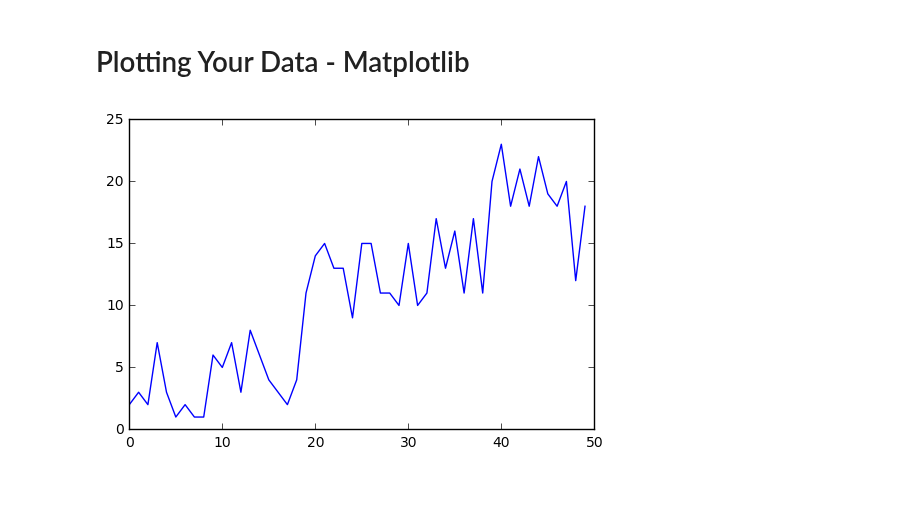
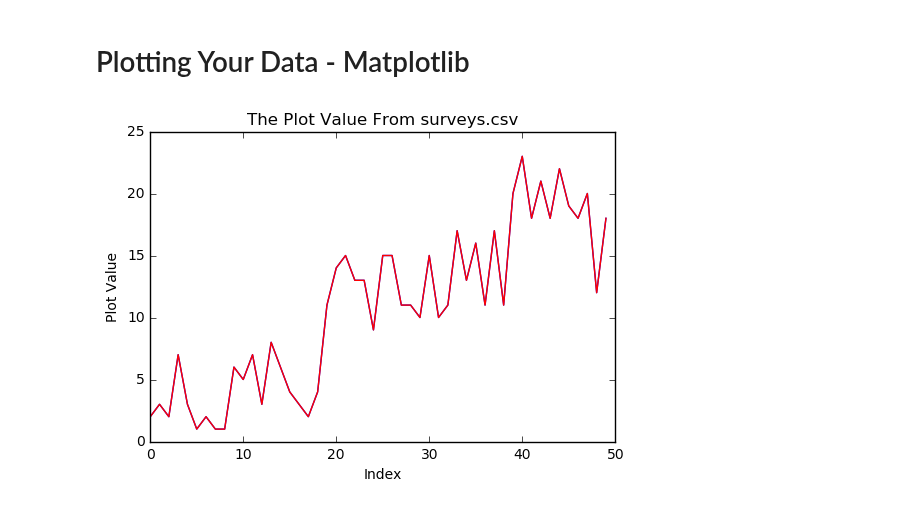
Before and after one commit to calculquebec/cq-formation-analyse-visualisation-python, a Jupyter notebook: Analyse et visualisation de donnees avec Python - Big Data 2016.ipynb, the cells around one changed output. Saved outputs shown, nothing was run; the diff lists cells and outputs as text; code cells hidden in the pictures.

```diff
--- a/Analyse et visualisation de donnees avec Python - Big Data 2016.ipynb
+++ b/Analyse et visualisation de donnees avec Python - Big Data 2016.ipynb
@@ -740,6 +741,9 @@ plot_data = small_dataset['plot_id']
 # %%
 plt.plot(plot_data, label='My Data')
-plt.xlabel('')
+plt.xlabel('Index')
+plt.ylabel('Plot Value')
+plt.title('The Plot Value From surveys.csv')
+plt.plot(plot_data, color='r')
 plt.savefig('myplot.pdf')
 # %% [output]
-[figure, old version]
+[figure, new version]
```
Also changed, not shown: parts of 1 cell of this notebook.
